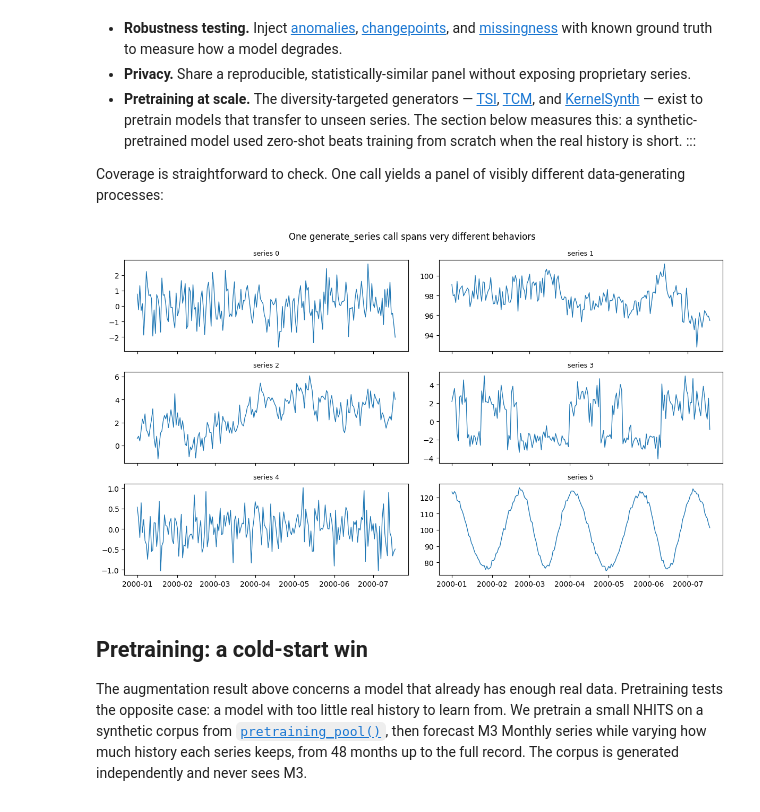
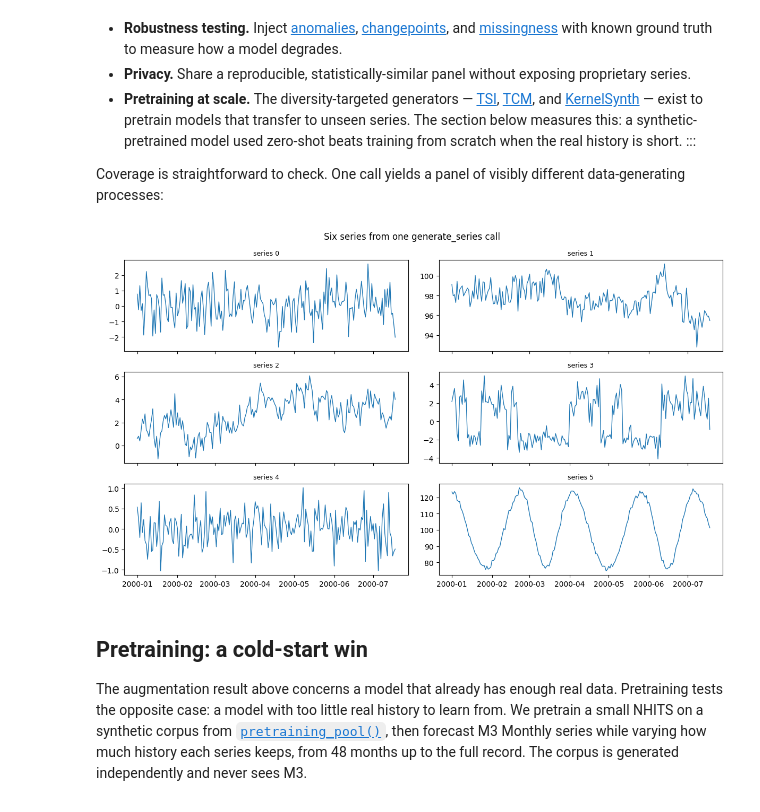
Before and after one commit to Nixtla/synforecast, a Jupyter notebook: nbs/docs/capabilities/when_synthetic_helps.ipynb, the cells around one changed output. Drawn from its saved outputs; the diff is of its cells as text; code cells hidden in the pictures.

```diff
--- a/nbs/docs/capabilities/when_synthetic_helps.ipynb
+++ b/nbs/docs/capabilities/when_synthetic_helps.ipynb
@@ -101,21 +101,21 @@ Coverage is straightforward to check. One call yields a panel of visibly differe
 # %%
 from synforecast import generate_series
 
 pool = generate_series(
     n_series=6, freq="D", min_length=200, max_length=200, engine="polars", seed=7
 )
 import polars as pl
 
 fig, axes = plt.subplots(3, 2, figsize=(12, 7), sharex=True)
 for ax, uid in zip(axes.flat, pool["unique_id"].unique(maintain_order=True).to_list()):
     s = pool.filter(pl.col("unique_id") == uid)
     ax.plot(s["ds"], s["y"], linewidth=1)
     ax.set_title(f"series {uid}", fontsize=9)
-fig.suptitle("One generate_series call spans very different behaviors")
+fig.suptitle("Six series from one generate_series call")
 plt.tight_layout()
 plt.show()
 # %% [output]
-[figure, old version]
+[figure, new version]
 # %% [markdown]
 ## Pretraining: a cold-start win
 
```
Also changed, not shown: parts of 2 cells of this notebook, 34 other files.
